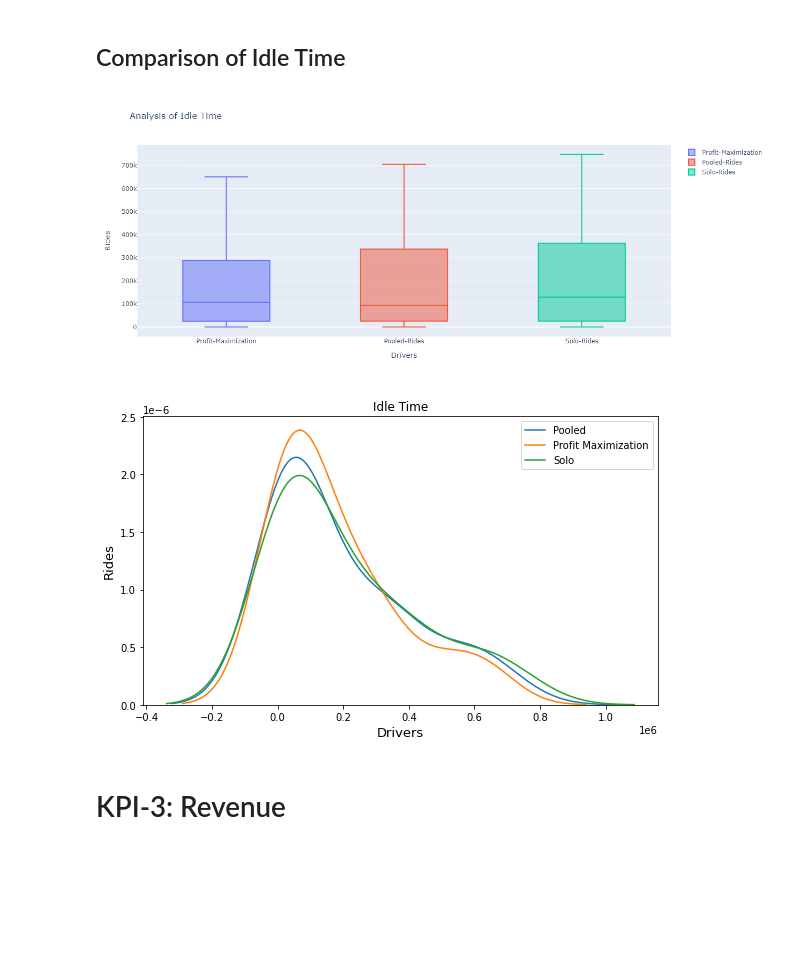
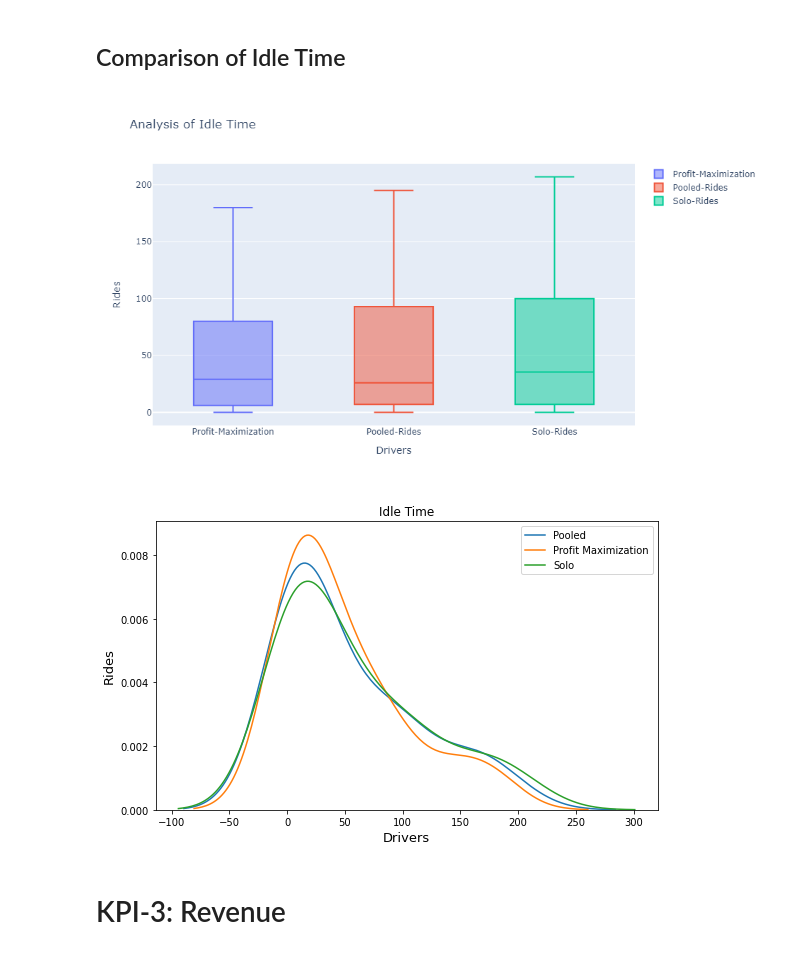
Before and after one commit to Jagiellonian-University/MaaSSim, a Jupyter notebook: docs/tutorials/Plotting/Experiments.ipynb, the cells around one changed output. Drawn from its saved outputs; the diff is of its cells as text; code cells hidden in the pictures; blank space fills up the shorter version.

```diff
--- a/docs/tutorials/Plotting/Experiments.ipynb
+++ b/docs/tutorials/Plotting/Experiments.ipynb
@@ -250,6 +250,18 @@ data2 = pd.read_csv('D:/Development/GitHub-ProjectV2.0/MaaSSim/docs/tutorials/Re
 data1 =pd.read_csv('D:/Development/GitHub-ProjectV2.0/MaaSSim/docs/tutorials/Results/Simulation/Driver/KPI-3-IdleTime/IdleTime_Profit-Maximization.csv')
 data =pd.read_csv('D:/Development/GitHub-ProjectV2.0/MaaSSim/docs/tutorials/Results/Simulation/Driver/KPI-3-IdleTime/IdleTime_Pooled-Rides.csv')
 
+for col in data.columns:
+    data[col]=data[col]//3600
+    data.head()
+
+for col in data1.columns:
+    data1[col]=data1[col]//3600
+    data1.head()
+
+
+for col in data1.columns:
+    data2[col]=data2[col]//3600
+    data2.head()
 
 colListPR=[]
 for column in data.columns:
@@ -313,35 +325,35 @@ fig.update_layout(autosize=False,width=750,height=550,)
 fig.add_trace(go.Box(y=flatPM,name="Profit-Maximization"))
 fig.add_trace(go.Box(y=flatPR,name="Pooled-Rides"))
 fig.add_trace(go.Box(y=flatSR,name="Solo-Rides"))
 fig.update_layout(title='Analysis of Idle Time',xaxis=dict(title='Drivers'),yaxis=dict(title='Rides'))
 fig.show()
 #plt.savefig("KPI1Analysis.jpg")
 
 
 #############################################
 import warnings
 warnings.simplefilter('ignore')
 import matplotlib.pyplot as plt
 import seaborn as sns
 #fig= plt.figure(figsize=(100,50),dpi=600)
 
 plt.rcParams["figure.figsize"] = (8,5)
 
 
 fig,ax =plt.subplots()
 plt.title('Idle Time')
 sns.distplot(flatPR,hist=False,label='Pooled')
 sns.distplot(flatPM,hist=False,label='Profit Maximization')
 sns.distplot(flatSR,hist=False,label='Solo')
 plt.xlabel('Drivers',fontsize=13)
 plt.ylabel('Rides',fontsize=13)
 
 plt.legend(fontsize=10)
 #plt.savefig("Revenue.jpg")
 plt.show()
 # %% [output]
-[figure, old version]
+[figure, new version]
-[figure, old version]
+[figure, new version]
 # %% [markdown]
 # KPI-3: Revenue
 # %%
```
Also changed, not shown: parts of 4 cells of this notebook, 16 other files.
